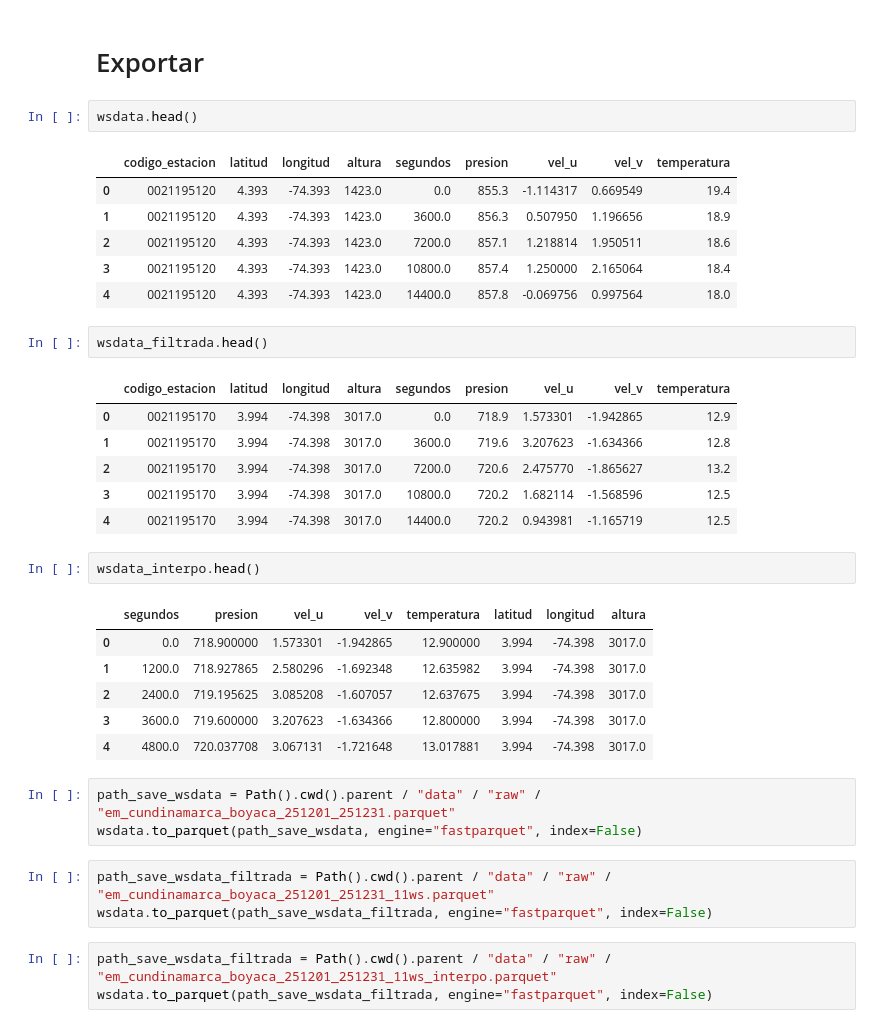
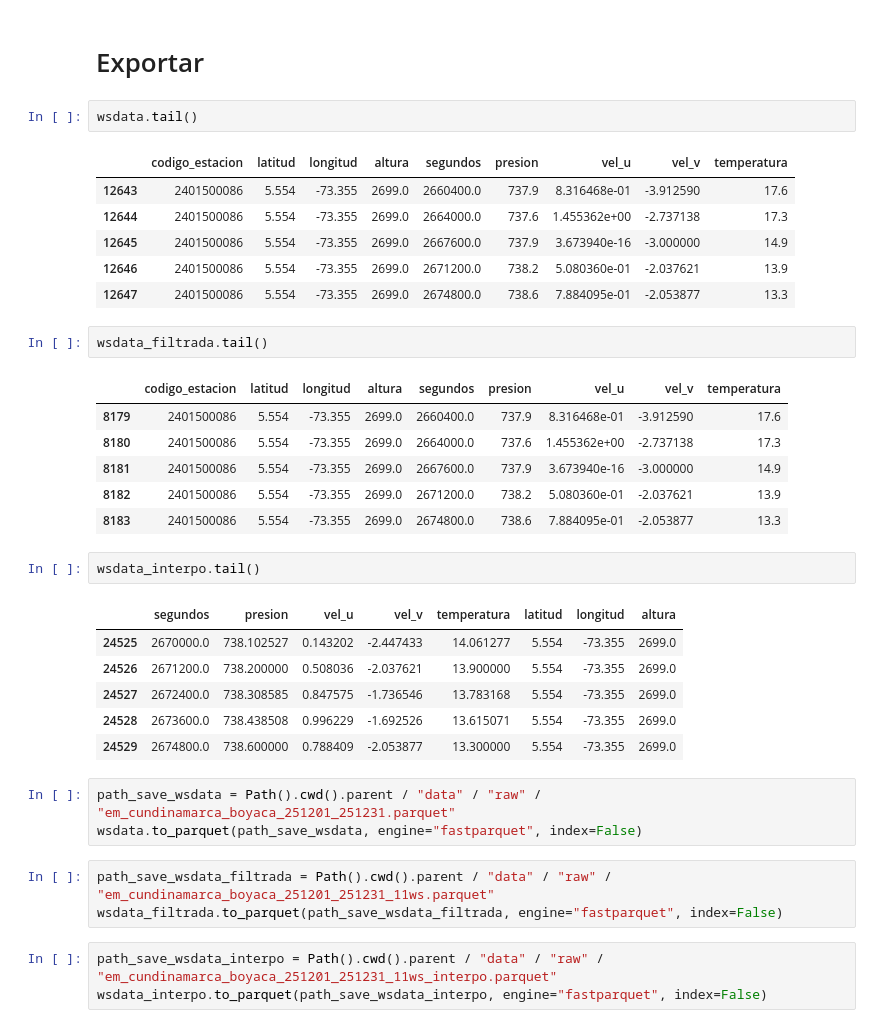
Before and after one commit to sagomeza1/pinns, a Jupyter notebook: cuadernos/preprocesamiento.ipynb, the cells around one changed output. Drawn from its saved outputs; the diff is of its cells as text.

```diff
--- a/cuadernos/preprocesamiento.ipynb
+++ b/cuadernos/preprocesamiento.ipynb
@@ -491,38 +477,38 @@ wsdata_full.sample(5)
 # %% [markdown]
 # Exportar
 # %%
-wsdata.head()
+wsdata.tail()
 # %% [output]
 |  | codigo_estacion | latitud | longitud | altura | segundos | presion | vel_u | vel_v | temperatura |
-| 0 | 0021195120 | 4.393 | -74.393 | 1423.0 | 0.0 | 855.3 | -1.114317 | 0.669549 | 19.4 |
-| 1 | 0021195120 | 4.393 | -74.393 | 1423.0 | 3600.0 | 856.3 | 0.507950 | 1.196656 | 18.9 |
-| 2 | 0021195120 | 4.393 | -74.393 | 1423.0 | 7200.0 | 857.1 | 1.218814 | 1.950511 | 18.6 |
-| 3 | 0021195120 | 4.393 | -74.393 | 1423.0 | 10800.0 | 857.4 | 1.250000 | 2.165064 | 18.4 |
-| 4 | 0021195120 | 4.393 | -74.393 | 1423.0 | 14400.0 | 857.8 | -0.069756 | 0.997564 | 18.0 |
+| 12643 | 2401500086 | 5.554 | -73.355 | 2699.0 | 2660400.0 | 737.9 | 8.316468e-01 | -3.912590 | 17.6 |
+| 12644 | 2401500086 | 5.554 | -73.355 | 2699.0 | 2664000.0 | 737.6 | 1.455362e+00 | -2.737138 | 17.3 |
+| 12645 | 2401500086 | 5.554 | -73.355 | 2699.0 | 2667600.0 | 737.9 | 3.673940e-16 | -3.000000 | 14.9 |
+| 12646 | 2401500086 | 5.554 | -73.355 | 2699.0 | 2671200.0 | 738.2 | 5.080360e-01 | -2.037621 | 13.9 |
+| 12647 | 2401500086 | 5.554 | -73.355 | 2699.0 | 2674800.0 | 738.6 | 7.884095e-01 | -2.053877 | 13.3 |
 # %%
-wsdata_filtrada.head()
+wsdata_filtrada.tail()
 # %% [output]
 |  | codigo_estacion | latitud | longitud | altura | segundos | presion | vel_u | vel_v | temperatura |
-| 0 | 0021195170 | 3.994 | -74.398 | 3017.0 | 0.0 | 718.9 | 1.573301 | -1.942865 | 12.9 |
-| 1 | 0021195170 | 3.994 | -74.398 | 3017.0 | 3600.0 | 719.6 | 3.207623 | -1.634366 | 12.8 |
-| 2 | 0021195170 | 3.994 | -74.398 | 3017.0 | 7200.0 | 720.6 | 2.475770 | -1.865627 | 13.2 |
-| 3 | 0021195170 | 3.994 | -74.398 | 3017.0 | 10800.0 | 720.2 | 1.682114 | -1.568596 | 12.5 |
-| 4 | 0021195170 | 3.994 | -74.398 | 3017.0 | 14400.0 | 720.2 | 0.943981 | -1.165719 | 12.5 |
+| 8179 | 2401500086 | 5.554 | -73.355 | 2699.0 | 2660400.0 | 737.9 | 8.316468e-01 | -3.912590 | 17.6 |
+| 8180 | 2401500086 | 5.554 | -73.355 | 2699.0 | 2664000.0 | 737.6 | 1.455362e+00 | -2.737138 | 17.3 |
+| 8181 | 2401500086 | 5.554 | -73.355 | 2699.0 | 2667600.0 | 737.9 | 3.673940e-16 | -3.000000 | 14.9 |
+| 8182 | 2401500086 | 5.554 | -73.355 | 2699.0 | 2671200.0 | 738.2 | 5.080360e-01 | -2.037621 | 13.9 |
+| 8183 | 2401500086 | 5.554 | -73.355 | 2699.0 | 2674800.0 | 738.6 | 7.884095e-01 | -2.053877 | 13.3 |
 # %%
-wsdata_interpo.head()
+wsdata_interpo.tail()
 # %% [output]
 |  | segundos | presion | vel_u | vel_v | temperatura | latitud | longitud | altura |
-| 0 | 0.0 | 718.900000 | 1.573301 | -1.942865 | 12.900000 | 3.994 | -74.398 | 3017.0 |
-| 1 | 1200.0 | 718.927865 | 2.580296 | -1.692348 | 12.635982 | 3.994 | -74.398 | 3017.0 |
-| 2 | 2400.0 | 719.195625 | 3.085208 | -1.607057 | 12.637675 | 3.994 | -74.398 | 3017.0 |
-| 3 | 3600.0 | 719.600000 | 3.207623 | -1.634366 | 12.800000 | 3.994 | -74.398 | 3017.0 |
-| 4 | 4800.0 | 720.037708 | 3.067131 | -1.721648 | 13.017881 | 3.994 | -74.398 | 3017.0 |
+| 24525 | 2670000.0 | 738.102527 | 0.143202 | -2.447433 | 14.061277 | 5.554 | -73.355 | 2699.0 |
+| 24526 | 2671200.0 | 738.200000 | 0.508036 | -2.037621 | 13.900000 | 5.554 | -73.355 | 2699.0 |
+| 24527 | 2672400.0 | 738.308585 | 0.847575 | -1.736546 | 13.783168 | 5.554 | -73.355 | 2699.0 |
+| 24528 | 2673600.0 | 738.438508 | 0.996229 | -1.692526 | 13.615071 | 5.554 | -73.355 | 2699.0 |
+| 24529 | 2674800.0 | 738.600000 | 0.788409 | -2.053877 | 13.300000 | 5.554 | -73.355 | 2699.0 |
 # %%
 path_save_wsdata = Path().cwd().parent / "data" / "raw" / "em_cundinamarca_boyaca_251201_251231.parquet"
 wsdata.to_parquet(path_save_wsdata, engine="fastparquet", index=False)
 # %%
 path_save_wsdata_filtrada = Path().cwd().parent / "data" / "raw" / "em_cundinamarca_boyaca_251201_251231_11ws.parquet"
-wsdata.to_parquet(path_save_wsdata_filtrada, engine="fastparquet", index=False)
+wsdata_filtrada.to_parquet(path_save_wsdata_filtrada, engine="fastparquet", index=False)
 # %%
-path_save_wsdata_filtrada = Path().cwd().parent / "data" / "raw" / "em_cundinamarca_boyaca_251201_251231_11ws_interpo.parquet"
-wsdata.to_parquet(path_save_wsdata_filtrada, engine="fastparquet", index=False)
+path_save_wsdata_interpo = Path().cwd().parent / "data" / "raw" / "em_cundinamarca_boyaca_251201_251231_11ws_interpo.parquet"
+wsdata_interpo.to_parquet(path_save_wsdata_interpo, engine="fastparquet", index=False)
```
Also changed, not shown: parts of 10 cells of this notebook, 2 other files.
